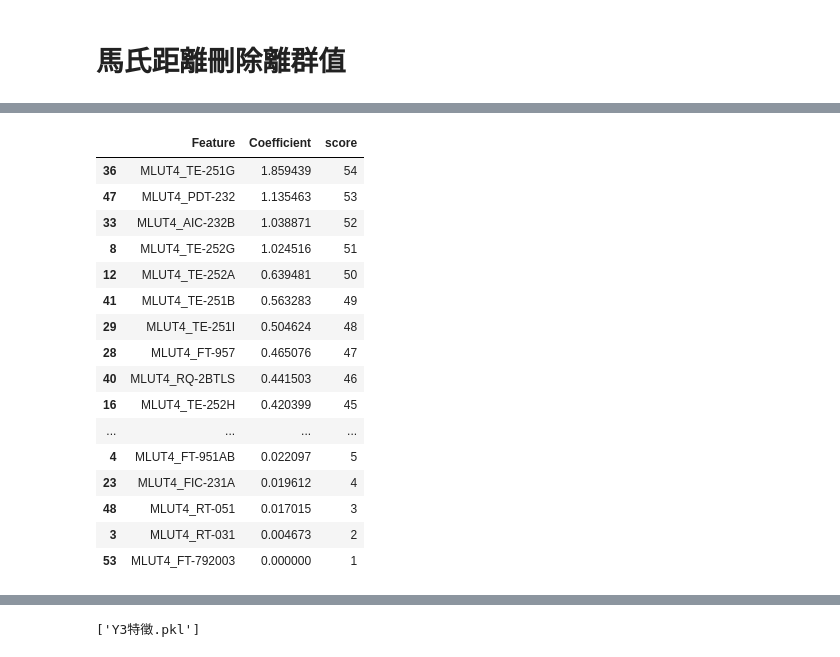
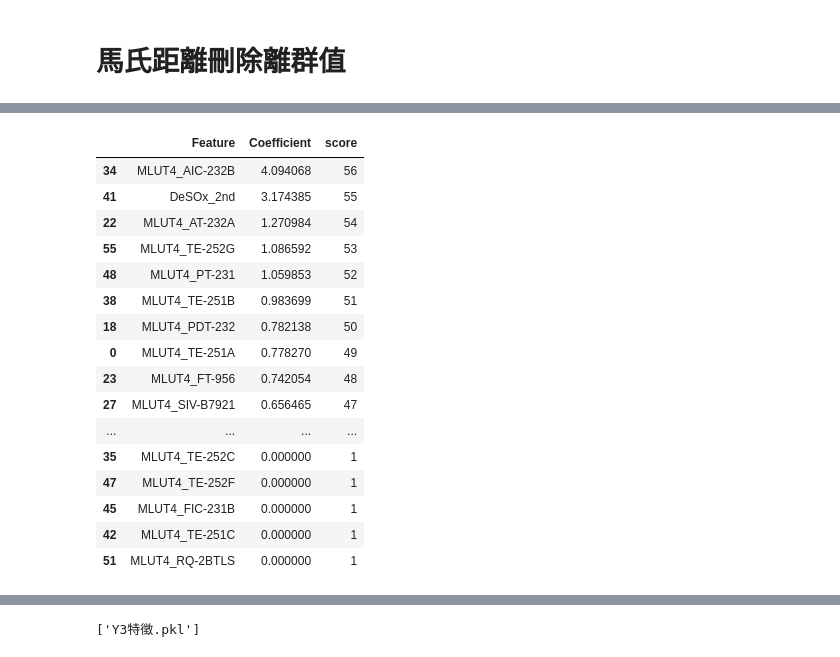
Before and after one commit to skywalker0803r/CFB, a Jupyter notebook: 特徵篩選Y3_緊急修正.ipynb, the cells around one changed output, grey strips where cells are left out. Cells and saved outputs as stored; diff of their text form; code cells hidden in the pictures.

```diff
--- a/特徵篩選Y3_緊急修正.ipynb
+++ b/特徵篩選Y3_緊急修正.ipynb
@@ -146,5 +163,5 @@ v31 = df['MLUT4_AIC-232B']
 v39 = df['MLUT4_AT-240']
 v31 = pd.to_numeric(v31, errors='coerce')
 v39 = pd.to_numeric(v39, errors='coerce')
-#print((v31-v39)/v31,df['DeSOx_2nd'])
-#df['DeSOx_2nd'] = (v31-v39)/v31
+print((v31-v39)/v31,df['DeSOx_2nd'])
+df['DeSOx_2nd'] = (v31-v39)/v31
@@ -201,7 +236,7 @@ plt.show()
 # %% [output]
 [figure]
 # %%
-data = df[df['前爐SOx濃度']>0]
+data = df[df['MLUT4_AT-240']>0]
 data
 # %% [output]
 |  | MLUT4_AIA792101A | MLUT4_AIA792101B | MLUT4_AIC-232B | MLUT4_AT-232A | MLUT4_AT-237 | MLUT4_AT-240 | ... |
@@ -260,7 +295,7 @@ series_to_supervised(data,n_in=5)
 # %%
 XY = data
-X = XY.drop(columns=['前爐SOx濃度','MLUT4_AT-240','MLUT4_AT-240A'])
-Y = XY['前爐SOx濃度']
+X = XY.drop(columns=['MLUT4_AT-240A','MLUT4_AT-240'])
+Y = XY['MLUT4_AT-240']
 display(X),display(Y)
 # %% [output]
 |  | MLUT4_AIA792101A | MLUT4_AIA792101B | MLUT4_AIC-232B | MLUT4_AT-232A | MLUT4_AT-237 | MLUT4_FIC-231A | ... |
@@ -325,9 +360,9 @@ def del_outliers_mahalanobis(df):
   return df_clean
 # %%
 # 保留數據表中藍色特徵跟Y
-cols_to_remove = ['MLUT4_FIQ-2BTCF','MLUT4_FQ-239','前爐SOx濃度','MLUT4_AT-240','MLUT4_AT-240A'] #Y3和用來計算Y3的欄位
+cols_to_remove = ['MLUT4_FIQ-2BTCF','MLUT4_FQ-239','MLUT4_AT-240','MLUT4_AT-240A'] #Y3和用來計算Y3的欄位
 x_col = list(set(XY.columns) - set(cols_to_remove))
-y_col = ['前爐SOx濃度']
+y_col = ['MLUT4_AT-240']
 # 刪除Y欄位
 XY.replace([np.inf, -np.inf], np.nan, inplace=True)
 XY = XY.dropna().astype(float)
@@ -568,8 +597,21 @@ from sklearn.linear_model import LassoCV
 from sklearn.preprocessing import StandardScaler
 from sklearn.model_selection import train_test_split
 
-# 載入資料並標準化
-X, y = XY.dropna()[x_col],XY.dropna()[y_col]
+# 1. 分開取 X, y（先 dropna 再處理無限大）
+X = XY[x_col]
+y = XY[y_col]
+
+# 2. 合併為一個 DataFrame 一起處理 NaN / Inf
+XY_clean = pd.concat([X, y], axis=1)
+
+# 3. 去除 inf、-inf，轉成 NaN，再 dropna
+XY_clean = XY_clean.replace([np.inf, -np.inf], np.nan).dropna()
+
+# 4. 分離乾淨的 X, y
+X = XY_clean[x_col]
+y = XY_clean[y_col]
+
+
 X = StandardScaler().fit_transform(X)
 
 # 拆分訓練與測試集
@@ -599,20 +642,20 @@ Coefficients: [ 0.38065373 -0.0716031  -0.04123327 -0.00467345 -0.02209652  0.04
 |  | Feature | Coefficient | score |
-| 36 | MLUT4_TE-251G | 1.859439 | 54 |
-| 47 | MLUT4_PDT-232 | 1.135463 | 53 |
-| 33 | MLUT4_AIC-232B | 1.038871 | 52 |
-| 8 | MLUT4_TE-252G | 1.024516 | 51 |
-| 12 | MLUT4_TE-252A | 0.639481 | 50 |
-| 41 | MLUT4_TE-251B | 0.563283 | 49 |
-| 29 | MLUT4_TE-251I | 0.504624 | 48 |
-| 28 | MLUT4_FT-957 | 0.465076 | 47 |
-| 40 | MLUT4_RQ-2BTLS | 0.441503 | 46 |
-| 16 | MLUT4_TE-252H | 0.420399 | 45 |
+| 34 | MLUT4_AIC-232B | 4.094068 | 56 |
+| 41 | DeSOx_2nd | 3.174385 | 55 |
+| 22 | MLUT4_AT-232A | 1.270984 | 54 |
+| 55 | MLUT4_TE-252G | 1.086592 | 53 |
+| 48 | MLUT4_PT-231 | 1.059853 | 52 |
+| 38 | MLUT4_TE-251B | 0.983699 | 51 |
+| 18 | MLUT4_PDT-232 | 0.782138 | 50 |
+| 0 | MLUT4_TE-251A | 0.778270 | 49 |
+| 23 | MLUT4_FT-956 | 0.742054 | 48 |
+| 27 | MLUT4_SIV-B7921 | 0.656465 | 47 |
 | ... | ... | ... | ... |
-| 4 | MLUT4_FT-951AB | 0.022097 | 5 |
-| 23 | MLUT4_FIC-231A | 0.019612 | 4 |
-| 48 | MLUT4_RT-051 | 0.017015 | 3 |
-| 3 | MLUT4_RT-031 | 0.004673 | 2 |
-| 53 | MLUT4_FT-792003 | 0.000000 | 1 |
+| 35 | MLUT4_TE-252C | 0.000000 | 1 |
+| 47 | MLUT4_TE-252F | 0.000000 | 1 |
+| 45 | MLUT4_FIC-231B | 0.000000 | 1 |
+| 42 | MLUT4_TE-251C | 0.000000 | 1 |
+| 51 | MLUT4_RQ-2BTLS | 0.000000 | 1 |
 # %%
 from sklearn.ensemble import RandomForestRegressor
 from sklearn.inspection import permutation_importance
```
Also changed, not shown: parts of 23 cells of this notebook.
